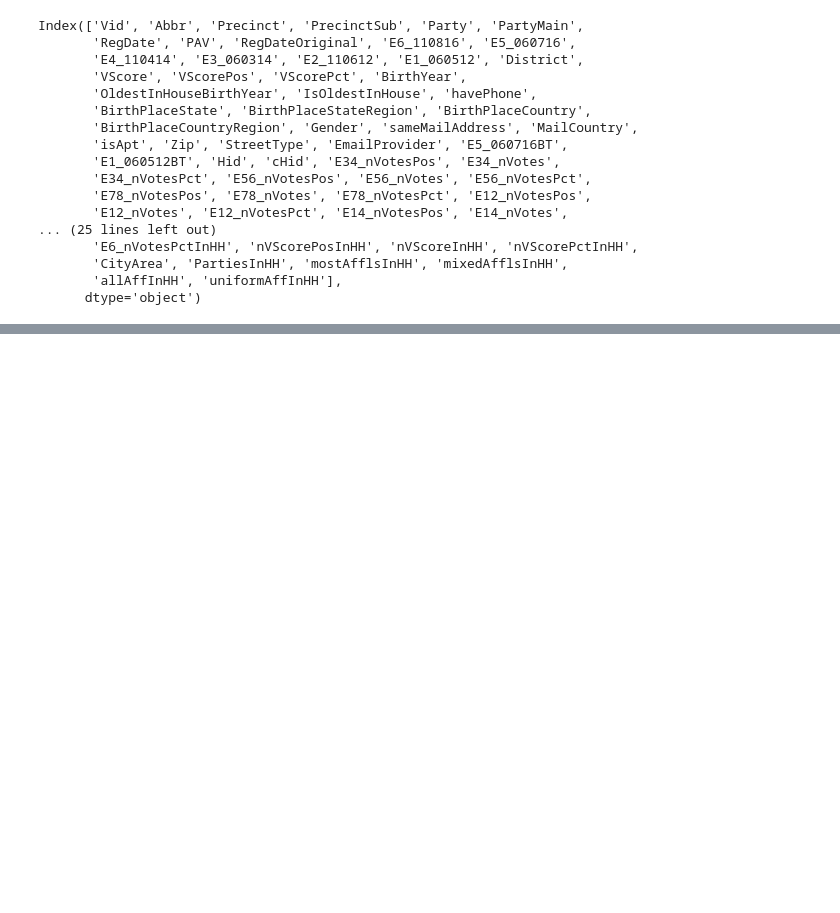
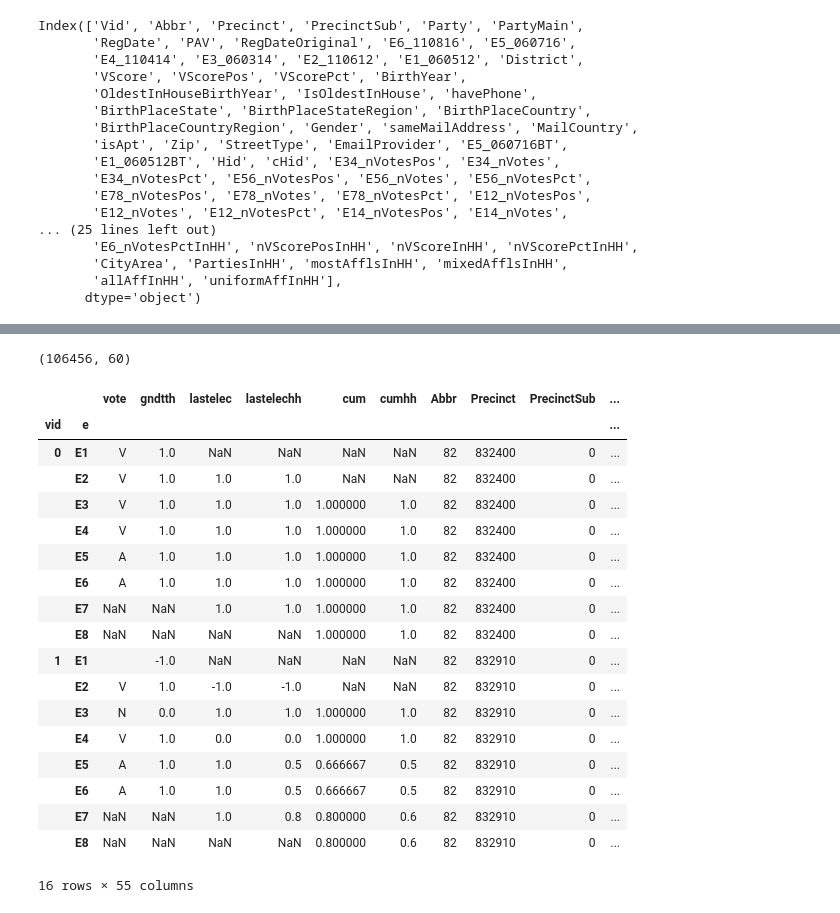
Before and after one commit to alsnkline/LocalVoters, a Jupyter notebook: 18_Modeling_working.ipynb, the cells around one changed output, grey strips where cells are left out. Saved outputs shown, nothing was run; the diff lists cells and outputs as text; code cells hidden in the pictures; blank space fills up the shorter version.

```diff
--- a/18_Modeling_working.ipynb
+++ b/18_Modeling_working.ipynb
@@ -315,0 +173,4 @@ mul_dfw
+# %%
+elections.index = ele[::-1]
+elections.index.name = 'e'
+elections
@@ -315,0 +188,27 @@ mul_dfw
+# %%
+data = data.join(elections)
+data = data.drop(columns=['elections','dates'])  # duplicated information
+# %%
+print(data.shape)
+data.iloc[:16,:5+50:]
+# %% [output]
+(106456, 60)
+|  |  | vote | gndtth | lastelec | lastelechh | cum | cumhh | Abbr | Precinct | PrecinctSub | ... |
+| vid | e |  |  |  |  |  |  |  |  |  | ... |
+| 0 | E1 | V | 1.0 | NaN | NaN | NaN | NaN | 82 | 832400 | 0 | ... |
+|  | E2 | V | 1.0 | 1.0 | 1.0 | NaN | NaN | 82 | 832400 | 0 | ... |
+|  | E3 | V | 1.0 | 1.0 | 1.0 | 1.000000 | 1.0 | 82 | 832400 | 0 | ... |
+|  | E4 | V | 1.0 | 1.0 | 1.0 | 1.000000 | 1.0 | 82 | 832400 | 0 | ... |
+|  | E5 | A | 1.0 | 1.0 | 1.0 | 1.000000 | 1.0 | 82 | 832400 | 0 | ... |
+|  | E6 | A | 1.0 | 1.0 | 1.0 | 1.000000 | 1.0 | 82 | 832400 | 0 | ... |
+|  | E7 | NaN | NaN | 1.0 | 1.0 | 1.000000 | 1.0 | 82 | 832400 | 0 | ... |
+|  | E8 | NaN | NaN | NaN | NaN | 1.000000 | 1.0 | 82 | 832400 | 0 | ... |
+| 1 | E1 |  | -1.0 | NaN | NaN | NaN | NaN | 82 | 832910 | 0 | ... |
+|  | E2 | V | 1.0 | -1.0 | -1.0 | NaN | NaN | 82 | 832910 | 0 | ... |
+|  | E3 | N | 0.0 | 1.0 | 1.0 | 1.000000 | 1.0 | 82 | 832910 | 0 | ... |
+|  | E4 | V | 1.0 | 0.0 | 0.0 | 1.000000 | 1.0 | 82 | 832910 | 0 | ... |
+|  | E5 | A | 1.0 | 1.0 | 0.5 | 0.666667 | 0.5 | 82 | 832910 | 0 | ... |
+|  | E6 | A | 1.0 | 1.0 | 0.5 | 0.666667 | 0.5 | 82 | 832910 | 0 | ... |
+|  | E7 | NaN | NaN | 1.0 | 0.8 | 0.800000 | 0.6 | 82 | 832910 | 0 | ... |
+|  | E8 | NaN | NaN | NaN | NaN | 0.800000 | 0.6 | 82 | 832910 | 0 | ... |
+16 rows × 55 columns
```
Also changed, not shown: parts of 33 cells of this notebook, 3 other files.
